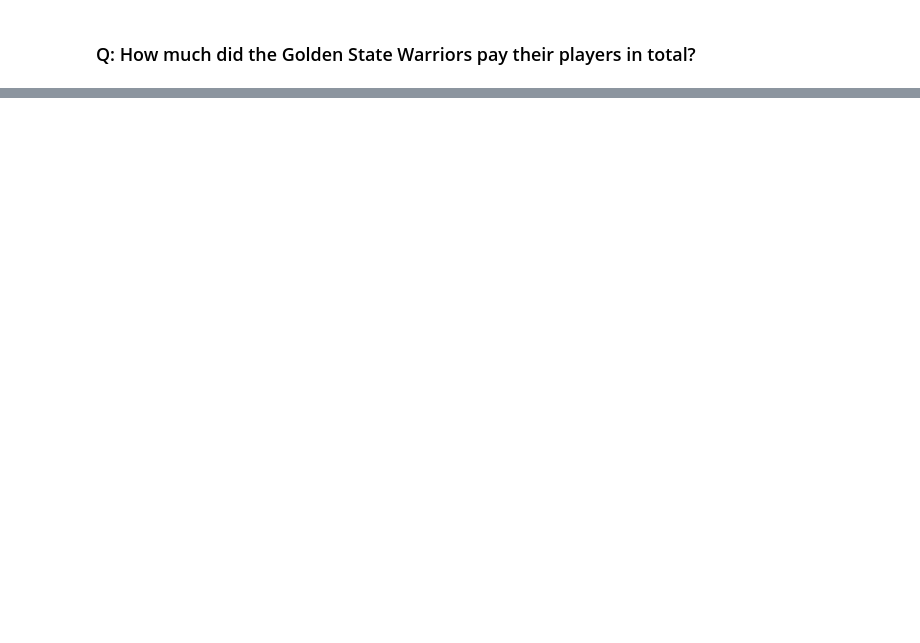
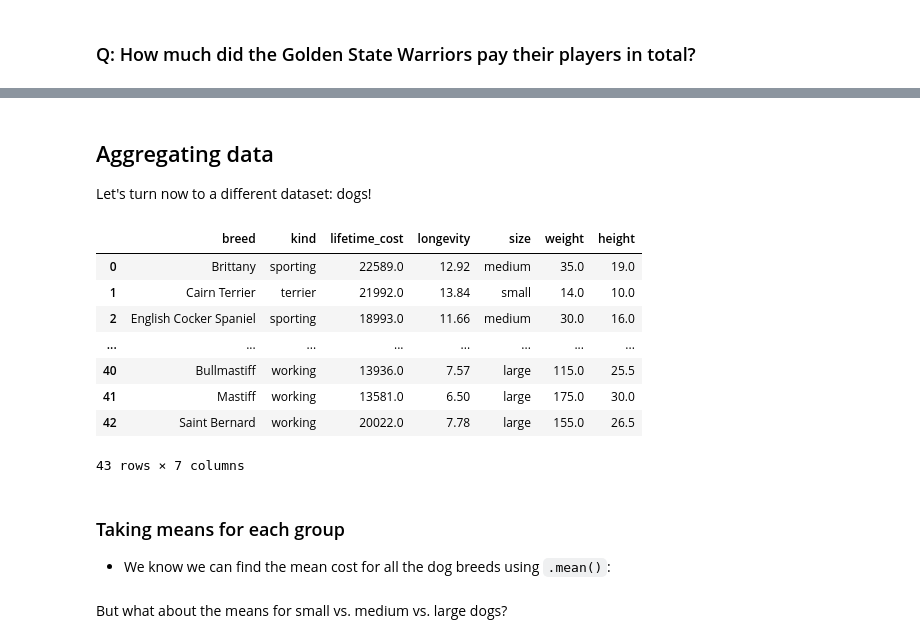
Before and after one commit to DS-100/oreilly-bootcamp, a Jupyter notebook: src/lab01/lab01.ipynb, the cells around one changed output, grey strips where cells are left out. Drawn from its saved outputs; the diff is of its cells as text; code cells hidden in the pictures; blank space fills up the shorter version.

```diff
--- a/src/lab01/lab01.ipynb
+++ b/src/lab01/lab01.ipynb
@@ -705,0 +582,21 @@ salaries_pg[salaries_pg['Team'] == 'Golden State Warriors']['Salary'].sum()
+# %% [markdown]
+## Aggregating data
+
+Let's turn now to a different dataset: dogs!
+# %%
+dogs = pd.read_csv('https://github.com/DS-100/textbook/blob/master/content/datasets/dogs43.csv?raw=true') # SOLUTION
+dogs
+# %% [output]
+|  | breed | kind | lifetime_cost | longevity | size | weight | height |
+| 0 | Brittany | sporting | 22589.0 | 12.92 | medium | 35.0 | 19.0 |
+| 1 | Cairn Terrier | terrier | 21992.0 | 13.84 | small | 14.0 | 10.0 |
+| 2 | English Cocker Spaniel | sporting | 18993.0 | 11.66 | medium | 30.0 | 16.0 |
+| ... | ... | ... | ... | ... | ... | ... | ... |
+| 40 | Bullmastiff | working | 13936.0 | 7.57 | large | 115.0 | 25.5 |
+| 41 | Mastiff | working | 13581.0 | 6.50 | large | 175.0 | 30.0 |
+| 42 | Saint Bernard | working | 20022.0 | 7.78 | large | 155.0 | 26.5 |
+43 rows × 7 columns
+# %% [markdown]
+### Taking means for each group
+
+- We know we can find the mean cost for all the dog breeds using `.mean()`:
@@ -705,0 +605,2 @@ salaries_pg[salaries_pg['Team'] == 'Golden State Warriors']['Salary'].sum()
+# %% [markdown]
+But what about the means for small vs. medium vs. large dogs?
```
Also changed, not shown: parts of 53 cells of this notebook, 11 other files.
